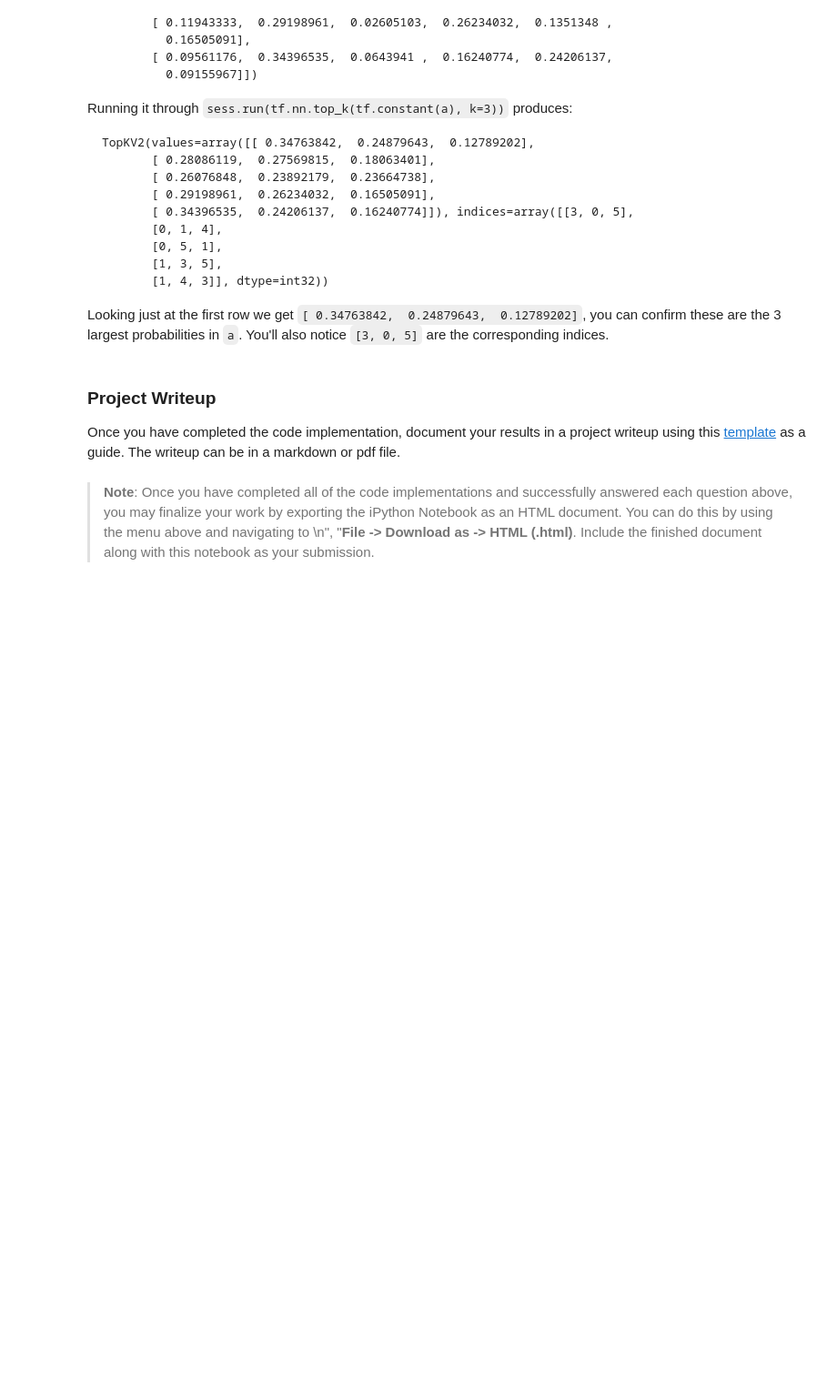
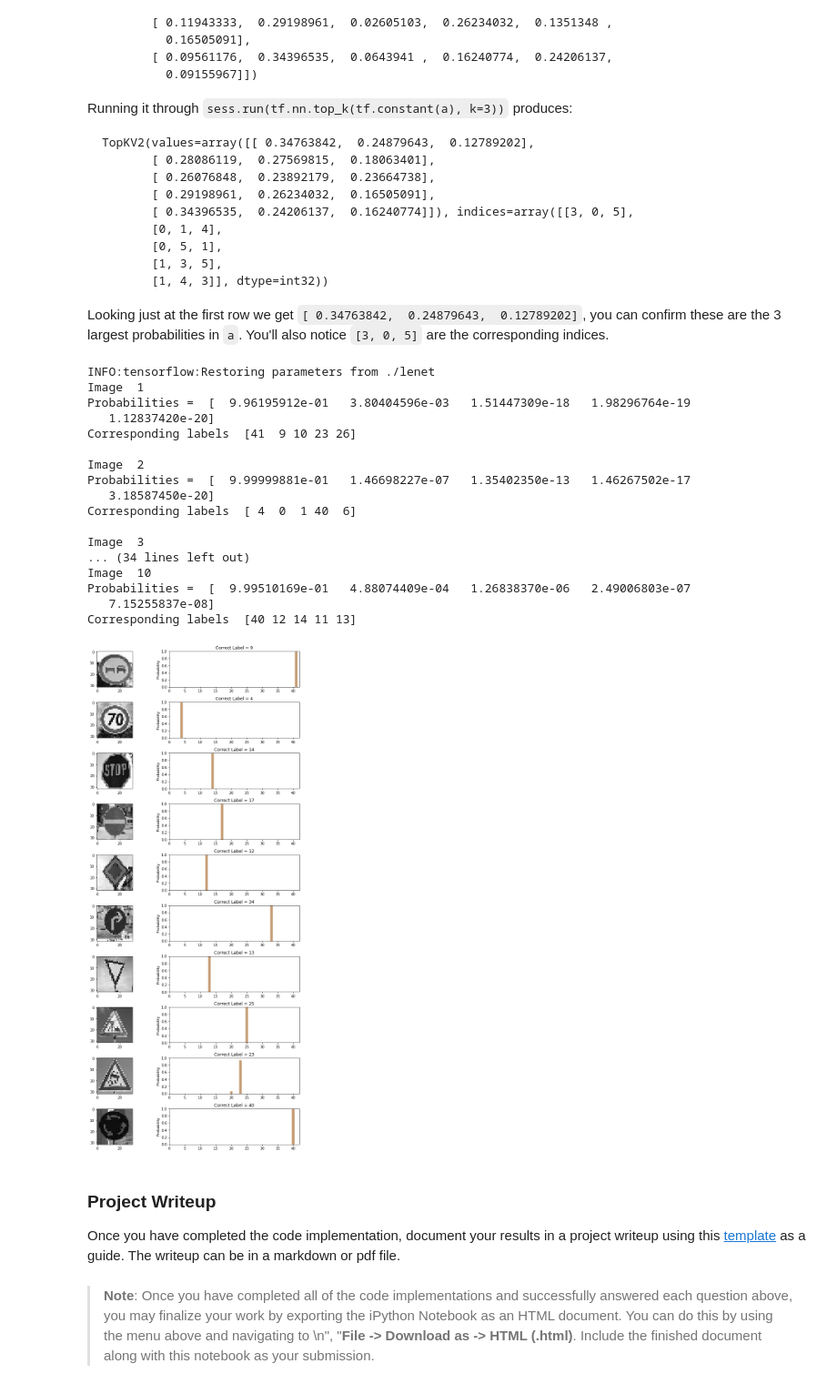
Before and after one commit to tmawyin/Self-Driving-Car_NanoDegree, a Jupyter notebook: Project3_TrafficSignClassifier/Traffic_Sign_Classifier.ipynb, the cells around one changed output. Shown: that part at 91% size. Saved outputs shown, nothing was run; the diff lists cells and outputs as text; code cells hidden in the pictures; blank space fills up the shorter version.

```diff
--- a/Project3_TrafficSignClassifier/Traffic_Sign_Classifier.ipynb
+++ b/Project3_TrafficSignClassifier/Traffic_Sign_Classifier.ipynb
@@ -57,6 +57,7 @@ Complete the basic data summary below. Use python, numpy and/or pandas methods t
 # %%
 ### Replace each question mark with the appropriate value.
 ### Use python, pandas or numpy methods rather than hard coding the results
+import numpy as np
 
 # TODO: Number of training examples
 n_train = X_train.shape[0]
@@ -71,7 +72,7 @@ n_test = X_test.shape[0]
 image_shape = X_train.shape[1:]
 
 # TODO: How many unique classes/labels there are in the dataset.
-n_classes = len(np.unique(y_test))
+n_classes = len(np.unique(y_train))
 
 print("Number of training examples =", n_train)
 print("Number of validation examples =", n_validation)
@@ -341,3 +571,12 @@ You may find `signnames.csv` useful as it contains mappings from the class id (i
 ### Run the predictions here and use the model to output the prediction for each image.
 ### Make sure to pre-process the images with the same pre-processing pipeline used earlier.
 ### Feel free to use as many code cells as needed.
+
+# Prediction on new images
+new_prediction = tf.argmax( logits, 1 )
+with tf.Session() as sess:
+    saver.restore(sess, tf.train.latest_checkpoint('.'))
+
+    output_prediction = sess.run(new_prediction, feed_dict={x: X_newImg, drop_conv: 1.0, drop_fc: 1.0})
+    print("New Images Prediction = ", output_prediction)
+    print("")
@@ -346,3 +588,11 @@ You may find `signnames.csv` useful as it contains mappings from the class id (i
 # %%
 ### Calculate the accuracy for these 5 new images.
 ### For example, if the model predicted 1 out of 5 signs correctly, it's 20% accurate on these new images.
+
+# Testing accuracy on new images
+with tf.Session() as sess:
+    saver.restore(sess, tf.train.latest_checkpoint('.'))
+
+    test_accuracy = evaluate(X_newImg, y_newLabels)
+    print("New Images Test Accuracy = {:.3f}".format(test_accuracy))
+    print("")
@@ -392,3 +642,52 @@ Looking just at the first row we get `[ 0.34763842,  0.24879643,  0.12789202]`,
+# %%
+### Print out the top five softmax probabilities for the predictions on the German traffic sign images found on the web.
+### Feel free to use as many code cells as needed.
+
+# Finding the top_k probabilities
+top_k = tf.nn.top_k(tf.nn.softmax(logits), k=5)
+
+with tf.Session() as sess:
+    saver.restore(sess, tf.train.latest_checkpoint('.'))
+    output_top_k = sess.run(top_k, feed_dict={x: X_newImg, drop_conv: 1.0, drop_fc: 1.0})
+
+# Printing top 5 probabilities
+for i in range(10):
+    print("Image ", i+1)
+    print("Probabilities = ", output_top_k.values[i])
+    print("Corresponding labels ", output_top_k.indices[i])
+    print("")
+
+# Visualizing the probabilities for each new image
+fig, ax = plt.subplots(10,2, figsize=(10,20))
+for row in range(10):
+    for col in range(2):
+        image = X_newImg[row].squeeze()
+        ax[row,0].imshow(image, cmap="gray")
+        ax[row,1].bar(output_top_k.indices[row],output_top_k.values[row], align='center', alpha=0.5 )
+        ax[row,1].set_xlim([0,42])
+        ax[row,1].set_ylim([0,1])
+        ax[row,1].set_ylabel('Probability')
+        ax[row,1].set_title("Correct Label = {}".format(y_newLabels[row]))
+plt.tight_layout(pad=0.4, w_pad=0.5, h_pad=1.0)
+# %% [output]
+INFO:tensorflow:Restoring parameters from ./lenet
+Image  1
+Probabilities =  [  9.96195912e-01   3.80404596e-03   1.51447309e-18   1.98296764e-19
+   1.12837420e-20]
+Corresponding labels  [41  9 10 23 26]
+
+Image  2
+Probabilities =  [  9.99999881e-01   1.46698227e-07   1.35402350e-13   1.46267502e-17
+   3.18587450e-20]
+Corresponding labels  [ 4  0  1 40  6]
+
+Image  3
+... (34 lines left out)
+Image  10
+Probabilities =  [  9.99510169e-01   4.88074409e-04   1.26838370e-06   2.49006803e-07
+   7.15255837e-08]
+Corresponding labels  [40 12 14 11 13]
+[figure, added]
 # %% [markdown]
 ### Project Writeup
 
```
Also changed, not shown: parts of 19 cells of this notebook, 20 other files.
